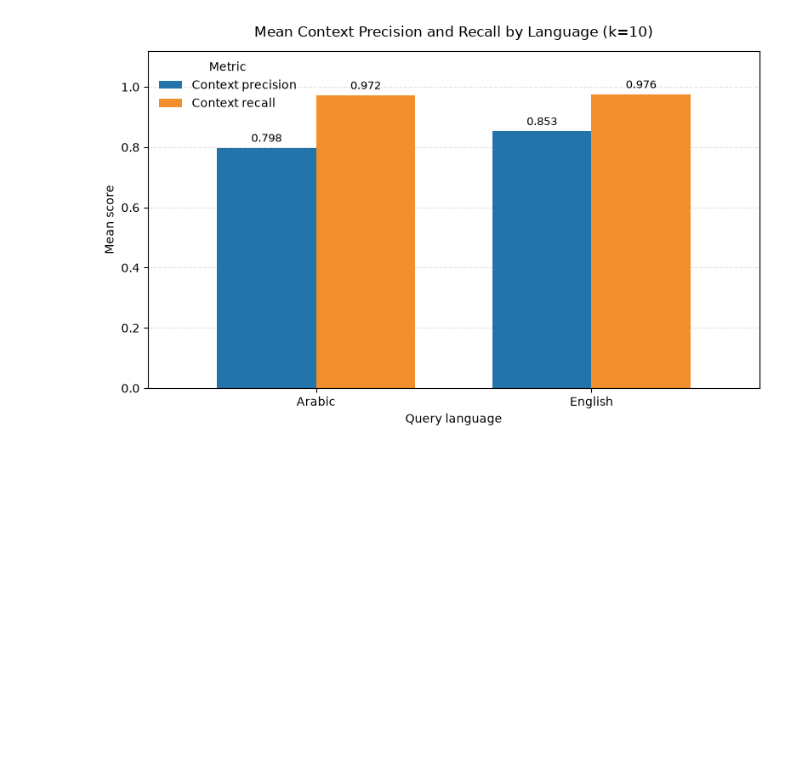
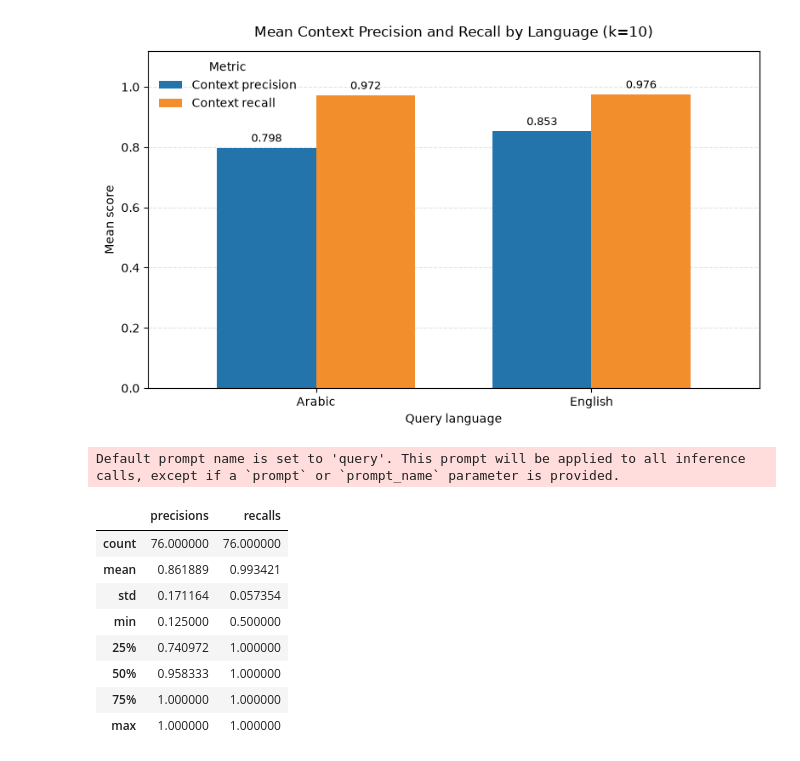
Before and after one commit to OmarFarghaly/ArabicLegalDocumentProject, a Jupyter notebook: experiments/evaluation_retrivel.ipynb, the cells around one changed output. Cells and saved outputs as stored; diff of their text form; code cells hidden in the pictures; blank space fills up the shorter version.

```diff
--- a/experiments/evaluation_retrivel.ipynb
+++ b/experiments/evaluation_retrivel.ipynb
@@ -232,3 +235,7 @@ fig.tight_layout()
 fig.savefig("../evaluation/score_results_k10.jpg", dpi=300, bbox_inches="tight")
 # %% [output]
 [figure]
+# %%
+reranker_model = CrossEncoder(Config().RERANKER_MODEL)
+# %% [output]
+Default prompt name is set to 'query'. This prompt will be applied to all inference calls, except if a `prompt` or `prompt_name` parameter is provided.
@@ -234,0 +289,12 @@ fig.savefig("../evaluation/score_results_k10.jpg", dpi=300, bbox_inches="tight")
+# %%
+results.describe()
+# %% [output]
+|  | precisions | recalls |
+| count | 76.000000 | 76.000000 |
+| mean | 0.861889 | 0.993421 |
+| std | 0.171164 | 0.057354 |
+| min | 0.125000 | 0.500000 |
+| 25% | 0.740972 | 1.000000 |
+| 50% | 0.958333 | 1.000000 |
+| 75% | 1.000000 | 1.000000 |
+| max | 1.000000 | 1.000000 |
```
Also changed, not shown: parts of 5 cells of this notebook, 10 other files.
